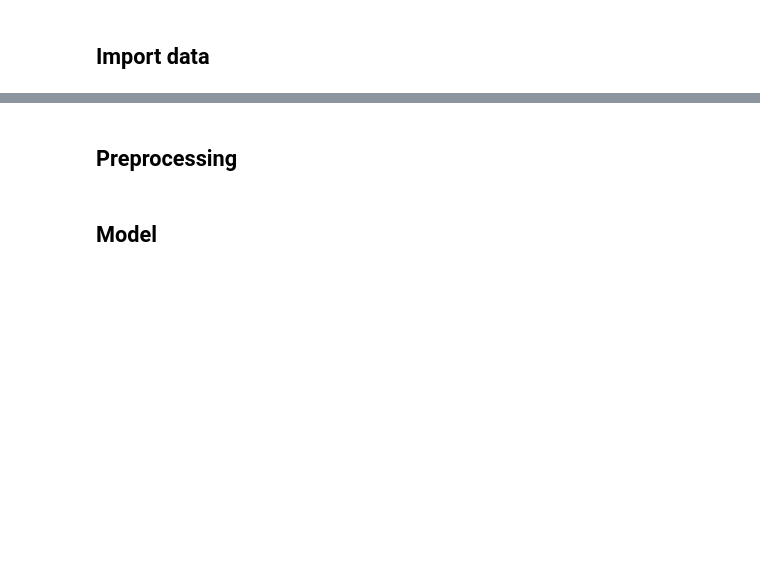
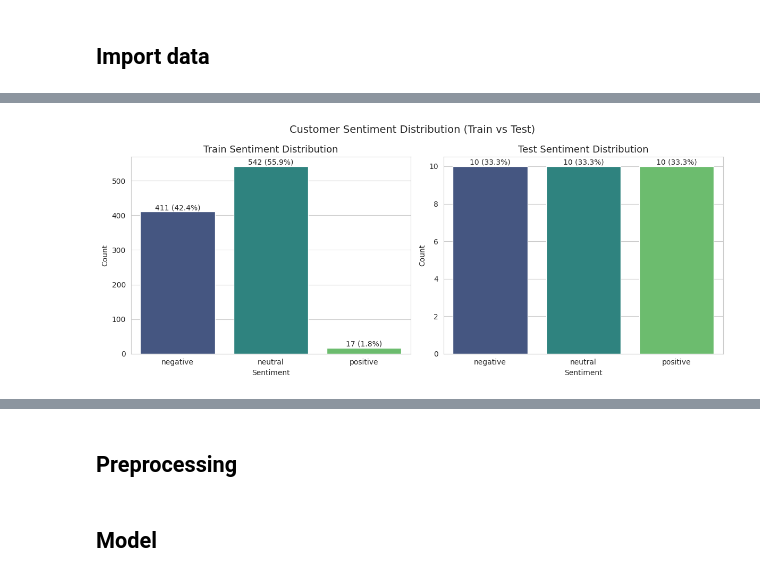
Before and after one commit to Ksksksksksksksks/di725_assignment1, a Jupyter notebook: sentiment-transformer.ipynb, the cells around one changed output, grey strips where cells are left out. Cells and saved outputs as stored; diff of their text form; code cells hidden in the pictures; blank space fills up the shorter version.

```diff
--- a/sentiment-transformer.ipynb
+++ b/sentiment-transformer.ipynb
@@ -13,3 +11,19 @@ import pandas as pd
+# %%
+import matplotlib.pyplot as plt
+import seaborn as sns
+import pandas as pd
+import numpy as np
+
+sns.set_style("whitegrid")
+
+sentiment_order = ["negative", "neutral", "positive"]
+palette = dict(zip(sentiment_order, sns.color_palette("viridis", 3)))
+colors = [palette[s] for s in sentiment_order]
+
+def shorten_label(label, max_length=30):
+    if len(str(label)) > max_length:
+        return str(label)[:max_length] + "..."
+    return str(label)
 # %%
 import wandb
 
@@ -79,0 +122,66 @@ test dataset sample:
+# %%
+sentiment_order = ["negative", "neutral", "positive"]
+palette = dict(zip(sentiment_order, sns.color_palette("viridis", 3)))
+
+fig, axes = plt.subplots(1, 2, figsize=(12,5))
+
+# ---- TRAIN ----
+ax1 = sns.countplot(
+    data=train_df,
+    x="customer_sentiment",
+    hue="customer_sentiment",
+    order=sentiment_order,
+    palette=palette,
+    ax=axes[0]
+)
+
+axes[0].set_title("Train Sentiment Distribution", fontsize=13)
+axes[0].set_xlabel("Sentiment")
+axes[0].set_ylabel("Count")
+
+total_train = len(train_df)
+
+for p in ax1.patches:
+    count = int(p.get_height())
+    percent = 100 * count / total_train
+    ax1.annotate(
+        f"{count} ({percent:.1f}%)",
+        (p.get_x() + p.get_width()/2, p.get_height()),
+        ha="center",
+        va="bottom",
+        fontsize=10
+    )
+
+# ---- TEST ----
+ax2 = sns.countplot(
+    data=test_df,
+    x="customer_sentiment",
+    hue="customer_sentiment",
+    order=sentiment_order,
+    palette=palette,
+    ax=axes[1]
+)
+
+axes[1].set_title("Test Sentiment Distribution", fontsize=13)
+axes[1].set_xlabel("Sentiment")
+axes[1].set_ylabel("Count")
+
+total_test = len(test_df)
+
+for p in ax2.patches:
+    count = int(p.get_height())
+    percent = 100 * count / total_test
+    ax2.annotate(
+        f"{count} ({percent:.1f}%)",
+        (p.get_x() + p.get_width()/2, p.get_height()),
+        ha="center",
+        va="bottom",
+        fontsize=10
+    )
+
+plt.suptitle("Customer Sentiment Distribution (Train vs Test)", fontsize=14)
+
+plt.tight_layout()
+plt.show()
+# %% [output]
+[figure, added]
```
Also changed, not shown: parts of 32 cells of this notebook.
